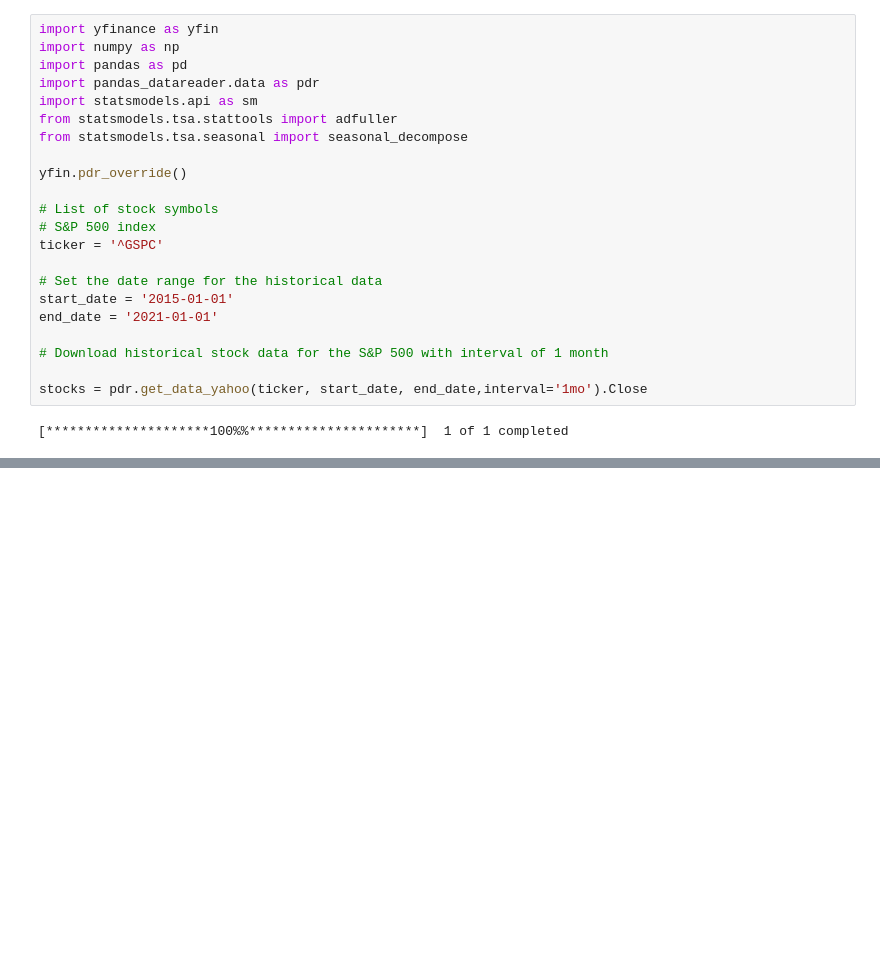
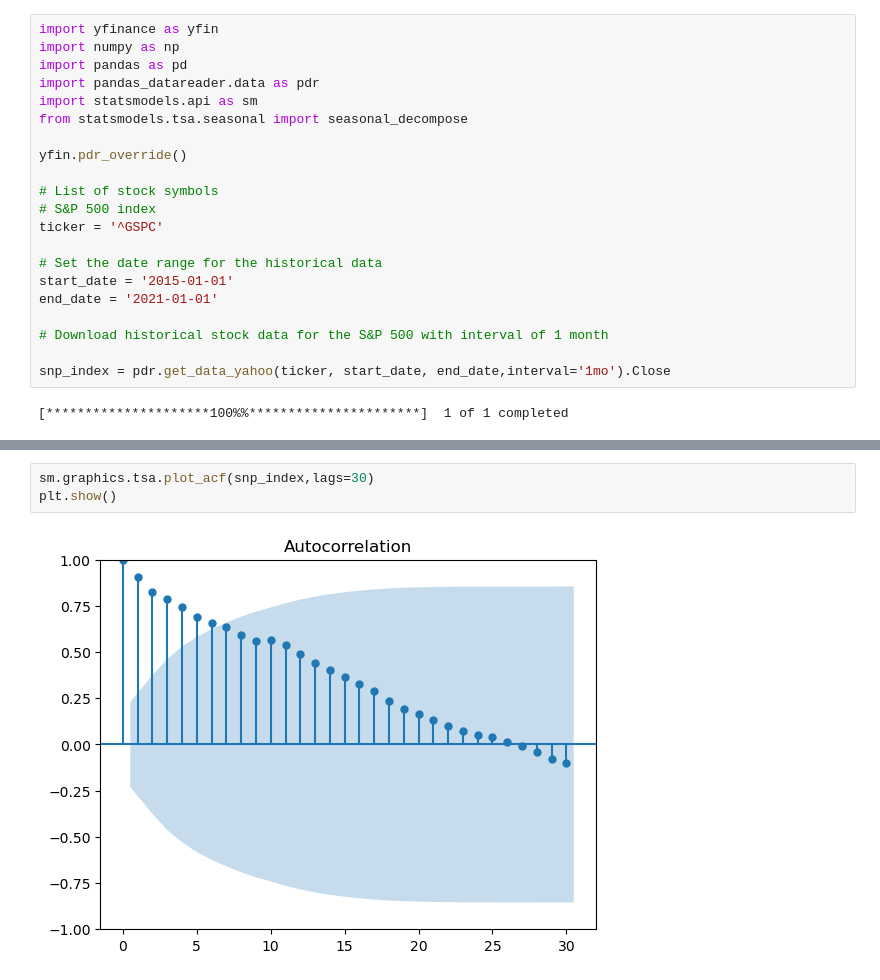
Before and after one commit to ansingh16/risk-management, a Jupyter notebook: ML_modeling.ipynb, the cells around one changed output, grey strips where cells are left out. Cells and saved outputs as stored; diff of their text form; blank space fills up the shorter version.

```diff
--- a/ML_modeling.ipynb
+++ b/ML_modeling.ipynb
@@ -10,7 +10,6 @@ import numpy as np
 import pandas as pd
 import pandas_datareader.data as pdr
 import statsmodels.api as sm
-from statsmodels.tsa.stattools import adfuller
 from statsmodels.tsa.seasonal import seasonal_decompose
 
 yfin.pdr_override()
@@ -25,7 +24,7 @@ end_date = '2021-01-01'
 
 # Download historical stock data for the S&P 500 with interval of 1 month
 
-stocks = pdr.get_data_yahoo(ticker, start_date, end_date,interval='1mo').Close
+snp_index = pdr.get_data_yahoo(ticker, start_date, end_date,interval='1mo').Close
 # %% [output]
 [*********************100%%**********************]  1 of 1 completed
 # %%
@@ -48,0 +60,5 @@ The trend can be understood using the Correlation function and auto-correlation
+# %%
+sm.graphics.tsa.plot_acf(snp_index,lags=30)
+plt.show()
+# %% [output]
+[figure, added]
```
Also changed, not shown: parts of 11 cells of this notebook.
